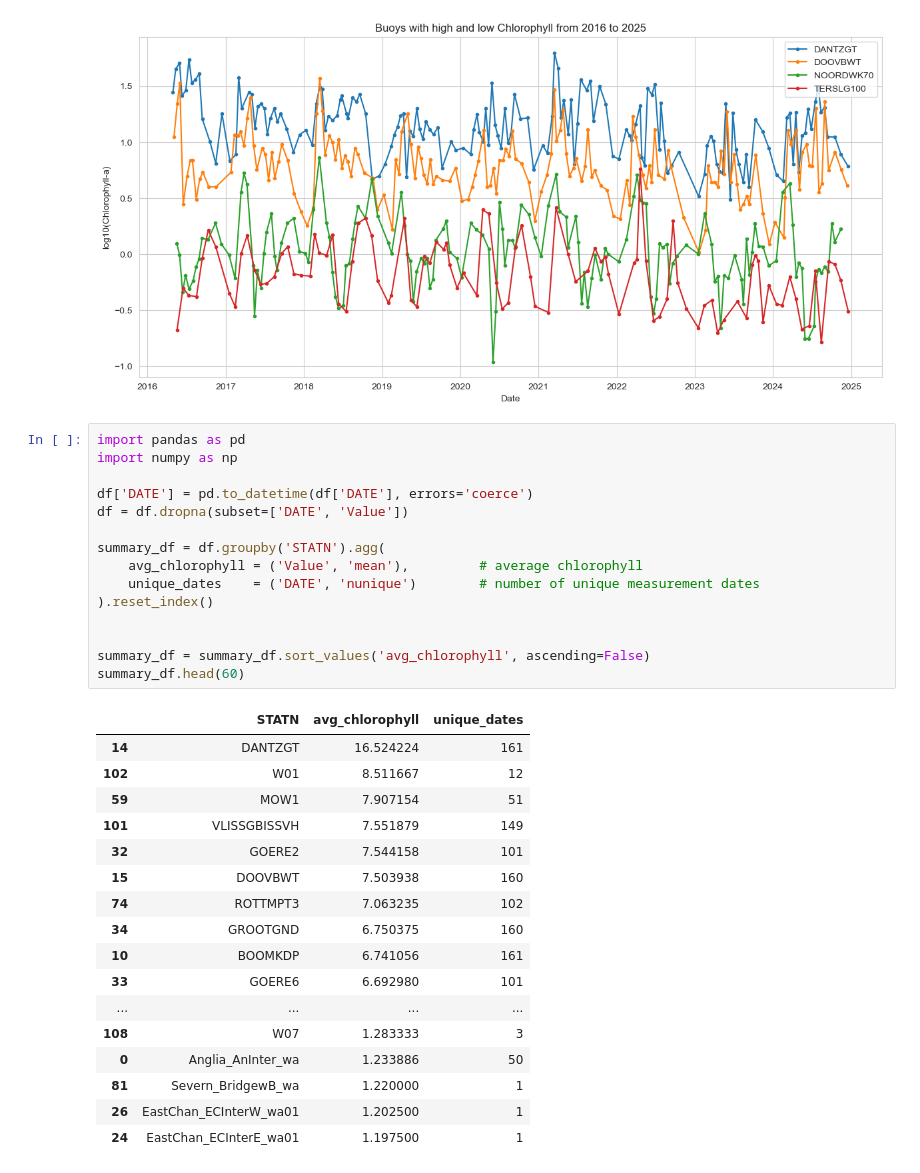
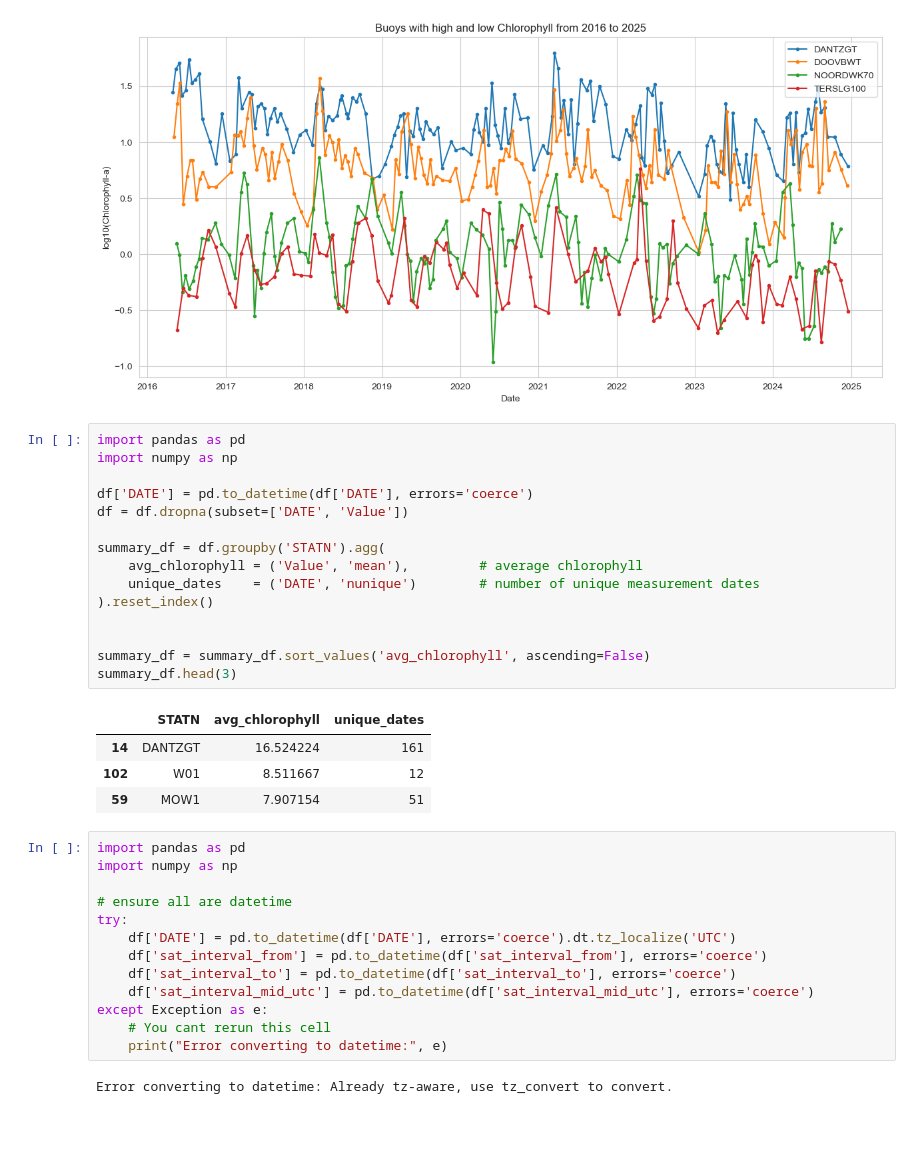
Before and after one commit to Luc1405/SSML, a Jupyter notebook: DataExploration.ipynb, the cells around one changed output. Cells and saved outputs as stored; diff of their text form; blank space fills up the shorter version.

```diff
--- a/DataExploration.ipynb
+++ b/DataExploration.ipynb
@@ -345,33 +346,35 @@ plt.show()
 # %%
 import pandas as pd
 import numpy as np
 
 df['DATE'] = pd.to_datetime(df['DATE'], errors='coerce')
 df = df.dropna(subset=['DATE', 'Value'])
 
 summary_df = df.groupby('STATN').agg(
     avg_chlorophyll = ('Value', 'mean'),         # average chlorophyll
     unique_dates    = ('DATE', 'nunique')        # number of unique measurement dates
 ).reset_index()
 
 
 summary_df = summary_df.sort_values('avg_chlorophyll', ascending=False)
-summary_df.head(60)
+summary_df.head(3)
 # %% [output]
 |  | STATN | avg_chlorophyll | unique_dates |
 | 14 | DANTZGT | 16.524224 | 161 |
 | 102 | W01 | 8.511667 | 12 |
 | 59 | MOW1 | 7.907154 | 51 |
-| 101 | VLISSGBISSVH | 7.551879 | 149 |
-| 32 | GOERE2 | 7.544158 | 101 |
-| 15 | DOOVBWT | 7.503938 | 160 |
-| 74 | ROTTMPT3 | 7.063235 | 102 |
-| 34 | GROOTGND | 6.750375 | 160 |
-| 10 | BOOMKDP | 6.741056 | 161 |
-| 33 | GOERE6 | 6.692980 | 101 |
-| ... | ... | ... | ... |
-| 108 | W07 | 1.283333 | 3 |
-| 0 | Anglia_AnInter_wa | 1.233886 | 50 |
-| 81 | Severn_BridgewB_wa | 1.220000 | 1 |
-| 26 | EastChan_ECInterW_wa01 | 1.202500 | 1 |
-| 24 | EastChan_ECInterE_wa01 | 1.197500 | 1 |
+# %%
+import pandas as pd
+import numpy as np
+
+# ensure all are datetime
+try:
+    df['DATE'] = pd.to_datetime(df['DATE'], errors='coerce').dt.tz_localize('UTC')
+    df['sat_interval_from'] = pd.to_datetime(df['sat_interval_from'], errors='coerce')
+    df['sat_interval_to'] = pd.to_datetime(df['sat_interval_to'], errors='coerce')
+    df['sat_interval_mid_utc'] = pd.to_datetime(df['sat_interval_mid_utc'], errors='coerce')
+except Exception as e:
+    # You cant rerun this cell
+    print("Error converting to datetime:", e)
+# %% [output]
+Error converting to datetime: Already tz-aware, use tz_convert to convert.
```
Also changed, not shown: parts of 3 cells of this notebook, 1 other file.
